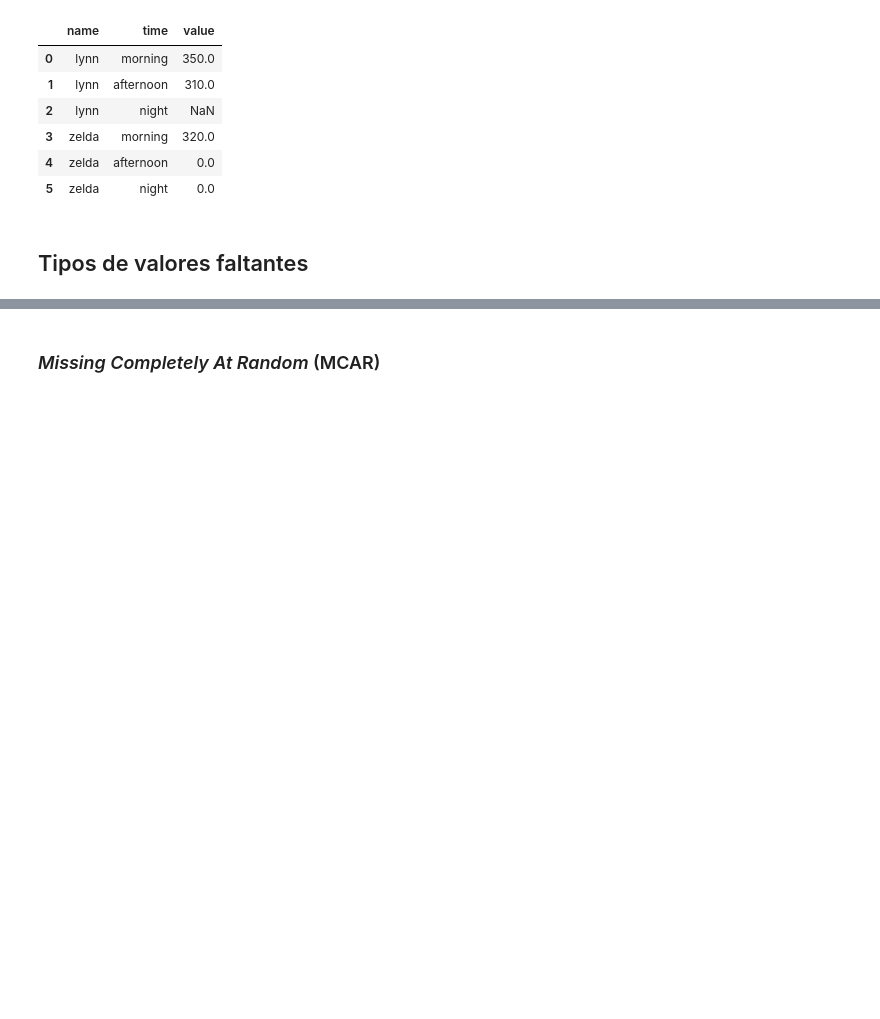
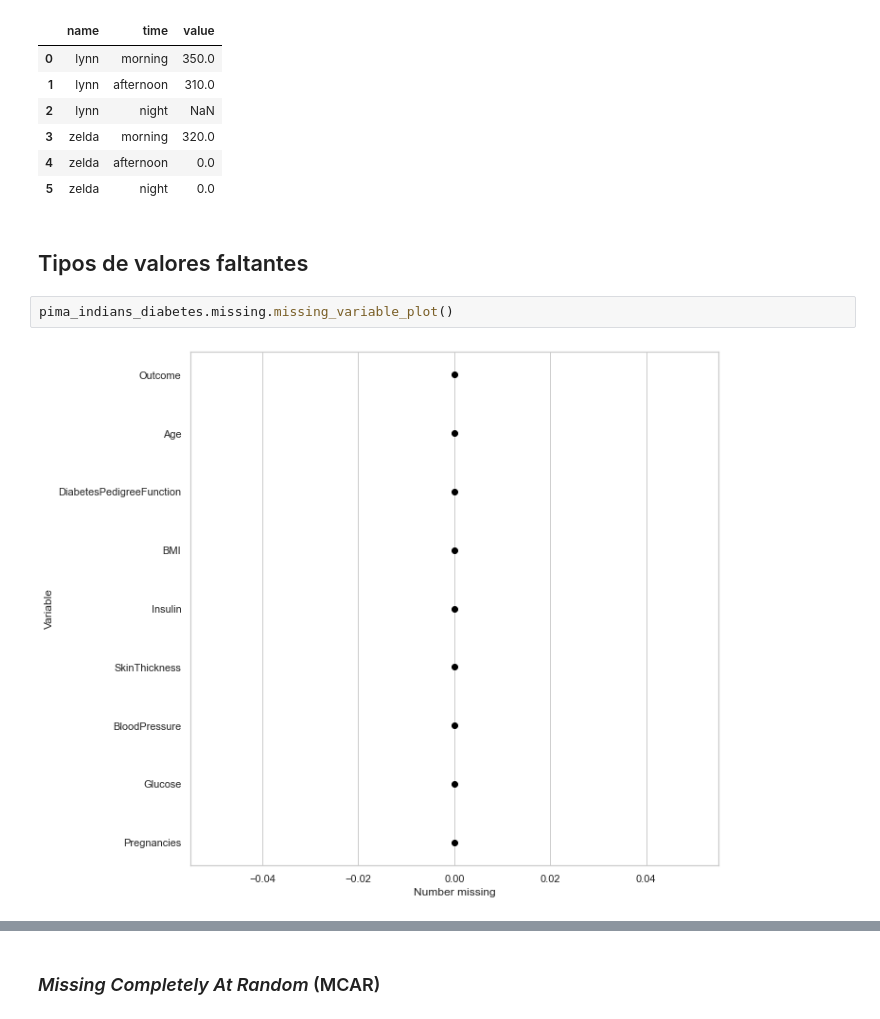
Before and after one commit to Bryan1195/Course_Missing_Values, a Jupyter notebook: notebooks/live-exploration-missing-values.ipynb, the cells around one changed output, grey strips where cells are left out. Saved outputs shown, nothing was run; the diff lists cells and outputs as text; blank space fills up the shorter version.

```diff
--- a/notebooks/live-exploration-missing-values.ipynb
+++ b/notebooks/live-exploration-missing-values.ipynb
@@ -786,3 +786,7 @@ Ejemplo, encontrar los pares faltantes de `name` y `time`.
 | 5 | zelda | night | 0.0 |
 # %% [markdown]
 ## Tipos de valores faltantes
+# %%
+pima_indians_diabetes.missing.missing_variable_plot()
+# %% [output]
+[figure, added]
```
Also changed, not shown: parts of 9 cells of this notebook.
